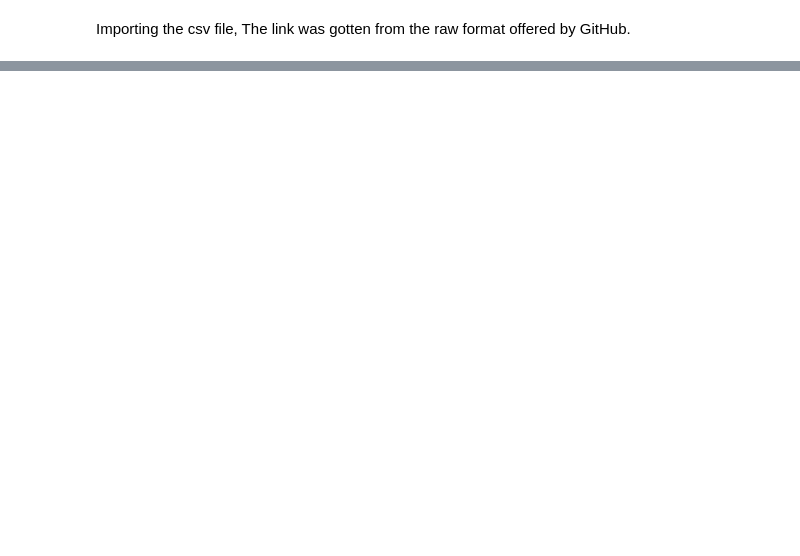
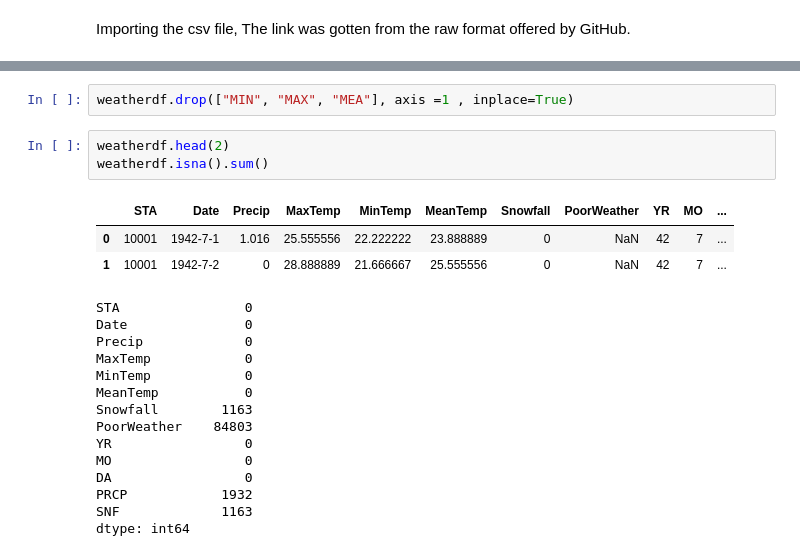
Before and after one commit to HamoyeHQ/08-weather-conditions, a Jupyter notebook: data/EDA_and_Pre_processing.ipynb, the cells around one changed output, grey strips where cells are left out. Drawn from its saved outputs; the diff is of its cells as text; blank space fills up the shorter version.

```diff
--- a/data/EDA_and_Pre_processing.ipynb
+++ b/data/EDA_and_Pre_processing.ipynb
@@ -17,0 +123,23 @@ Df.head()
+# %%
+weatherdf.drop(["MIN", "MAX", "MEA"], axis =1 , inplace=True)
+# %%
+weatherdf.head(2)
+weatherdf.isna().sum()
+# %% [output]
+|  | STA | Date | Precip | MaxTemp | MinTemp | MeanTemp | Snowfall | PoorWeather | YR | MO | ... |
+| 0 | 10001 | 1942-7-1 | 1.016 | 25.555556 | 22.222222 | 23.888889 | 0 | NaN | 42 | 7 | ... |
+| 1 | 10001 | 1942-7-2 | 0 | 28.888889 | 21.666667 | 25.555556 | 0 | NaN | 42 | 7 | ... |
+STA                0
+Date               0
+Precip             0
+MaxTemp            0
+MinTemp            0
+MeanTemp           0
+Snowfall        1163
+PoorWeather    84803
+YR                 0
+MO                 0
+DA                 0
+PRCP            1932
+SNF             1163
+dtype: int64
```
Also changed, not shown: parts of 21 cells of this notebook.
